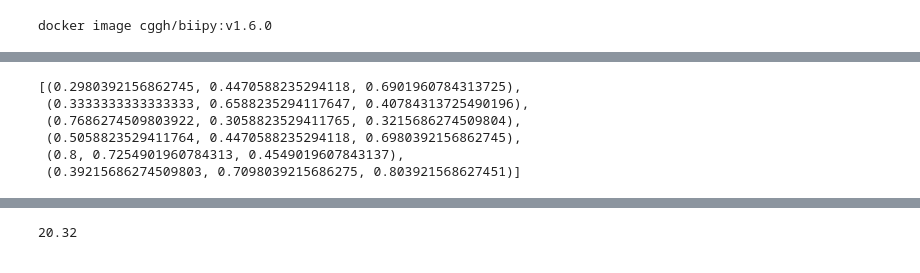
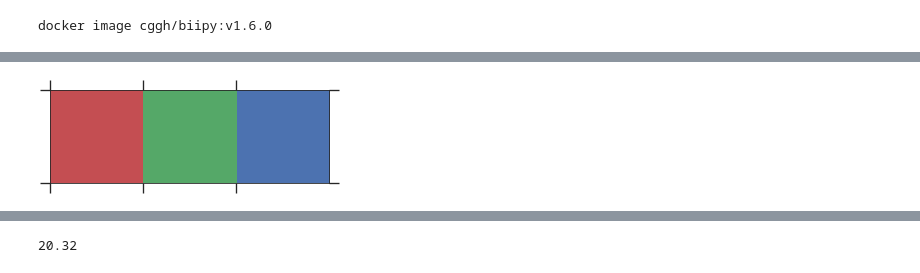
Before and after one commit to wtchg-kwiatkowski/pfx-paper-2015, a Jupyter notebook: main/notebooks/fig_nucleotide_diversity.ipynb, the cells around one changed output, grey strips where cells are left out. Saved outputs shown, nothing was run; the diff lists cells and outputs as text; code cells hidden in the pictures.

```diff
--- a/main/notebooks/fig_nucleotide_diversity.ipynb
+++ b/main/notebooks/fig_nucleotide_diversity.ipynb
@@ -18,10 +18,5 @@ callsets = load_callsets(COMBINED_CALLSET_FN_TEMPLATE,
 # %%
-palette = sns.color_palette()
-palette
+palette = sns.color_palette()[:3][::-1]
+sns.palplot(palette)
 # %% [output]
-[(0.2980392156862745, 0.4470588235294118, 0.6901960784313725),
- (0.3333333333333333, 0.6588235294117647, 0.40784313725490196),
- (0.7686274509803922, 0.3058823529411765, 0.3215686274509804),
- (0.5058823529411764, 0.4470588235294118, 0.6980392156862745),
- (0.8, 0.7254901960784313, 0.4549019607843137),
- (0.39215686274509803, 0.7098039215686275, 0.803921568627451)]
+[figure, added]
```
Also changed, not shown: parts of 9 cells of this notebook, 5 other files.
